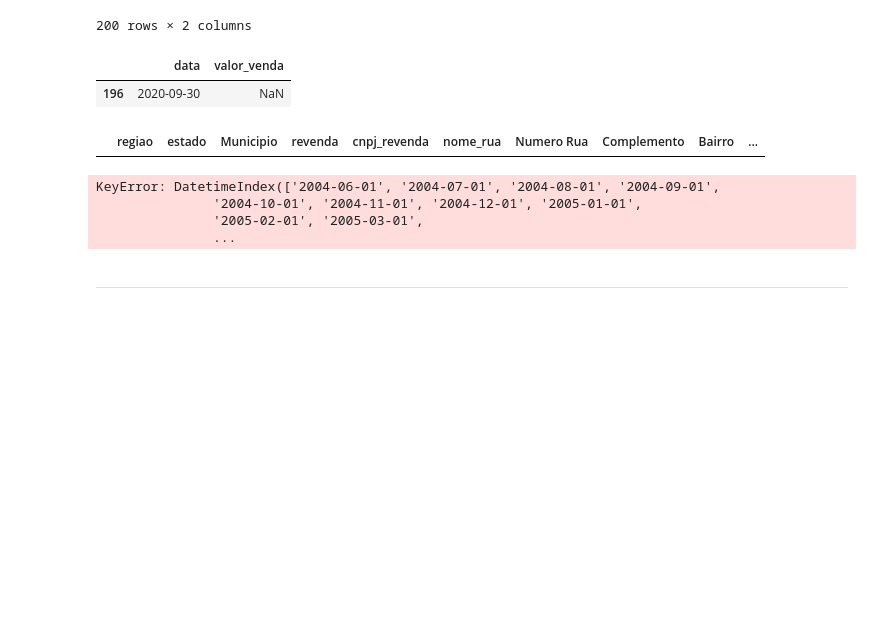
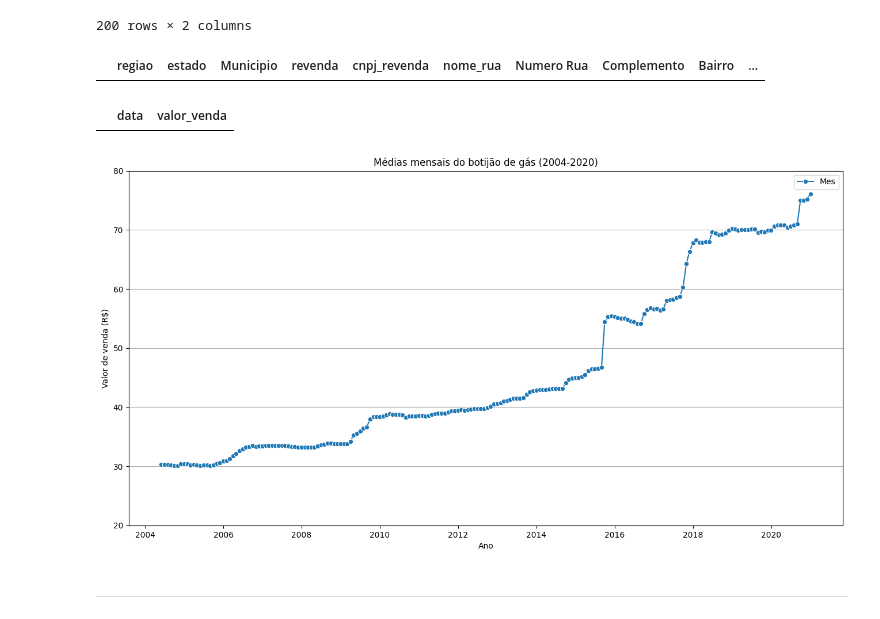
Before and after one commit to pedrorcm/historico-precos-gas, a Jupyter notebook: main.ipynb, the cells around one changed output. Cells and saved outputs as stored; diff of their text form; code cells hidden in the pictures; blank space fills up the shorter version.

Commit message:
Juntando dados + Tratamento + Plots iniciais

```diff
--- a/main.ipynb
+++ b/main.ipynb
@@ -231,8 +227,8 @@ gas_dataframe.head()
 | 3 | NE | PB | CABEDELO | NACIONAL GAS BUTANO DISTRIBUIDORA... | 06.980.064/0006-97 | RUA PREFEITO ENIVALDO FIGUEIREDO ... | 93 | NaN | CENTRO | ... |
 | 4 | N | PA | MARABA | PARAGAS DISTRIBUIDORA LTDA. | 05.840.319/0017-06 | ROD. TRANSAMAZONICA, | 1 | KM 02, ESTRADA DO SORORO | CIDADE NOVA | ... |
 # %%
-custo_glp_meses = gas_dataframe.resample("M", on='data').mean().reset_index()
-custo_glp_meses
+valor_glp_meses = gas_dataframe.resample("M", on='data').mean().reset_index()
+valor_glp_meses
 # %% [output]
 |  | data | valor_venda |
 | 0 | 2004-05-31 | 30.333714 |
@@ -247,11 +243,6 @@ custo_glp_meses
 | 198 | 2020-11-30 | 75.240802 |
 | 199 | 2020-12-31 | 76.121099 |
 200 rows × 2 columns
-# %%
-custo_glp_meses[custo_glp_meses.valor_venda.notna() == False]
-# %% [output]
-|  | data | valor_venda |
-| 196 | 2020-09-30 | NaN |
 # %%
 # Percebemos a falta de um valor (NaN). O ano de 2020 nesse conjunto de dados apresenta um número muito menor de registros, e o mês de setembro inteiro (09)
 # não teve registros. Podemos observar isso fazendo uma query no dataframe geral, que não nos retorna nenhum resultado:
@@ -261,10 +252,9 @@ gas_dataframe[(gas_dataframe.data.dt.month == 9) & (gas_dataframe.data.dt.year =
 |  | regiao | estado | Municipio | revenda | cnpj_revenda | nome_rua | Numero Rua | Complemento | Bairro | ... |
 # %%
 # Para contornar o problema, preencheremos o valor de acordo com os que estão próximos a ele:
-# %%
-gas_dataframe.join(salario_selecionado, )
-# %% [output]
-KeyError: DatetimeIndex(['2004-06-01', '2004-07-01', '2004-08-01', '2004-09-01',
-               '2004-10-01', '2004-11-01', '2004-12-01', '2005-01-01',
-               '2005-02-01', '2005-03-01',
-               ...
+# %%
+valor_glp_meses = valor_glp_meses.fillna(method='bfill')
+
+valor_glp_meses[valor_glp_meses.valor_venda.notna() == False] # Mostrando que não temos mais valores nulos
+# %% [output]
+|  | data | valor_venda |
@@ -270,0 +263,13 @@ KeyError: DatetimeIndex(['2004-06-01', '2004-07-01', '2004-08-01', '2004-09-01',
+# %%
+# Plotando a média do valor de venda em todo o território nacional no período de 2004 a 2020.
+
+ax = plt.subplots(figsize=(16,8))
+plt.title('Médias mensais do botijão de gás (2004-2020)')
+plt.xlabel('Ano')
+plt.ylabel('Valor de venda (R$)')
+plt.grid(axis='y')
+plt.ylim((20, 80))
+sns.lineplot(valor_glp_meses, x='data', y='valor_venda', marker='o', label='Mes')
+plt.show()
+# %% [output]
+[figure, added]
```
Also changed, not shown: parts of 12 cells of this notebook.
